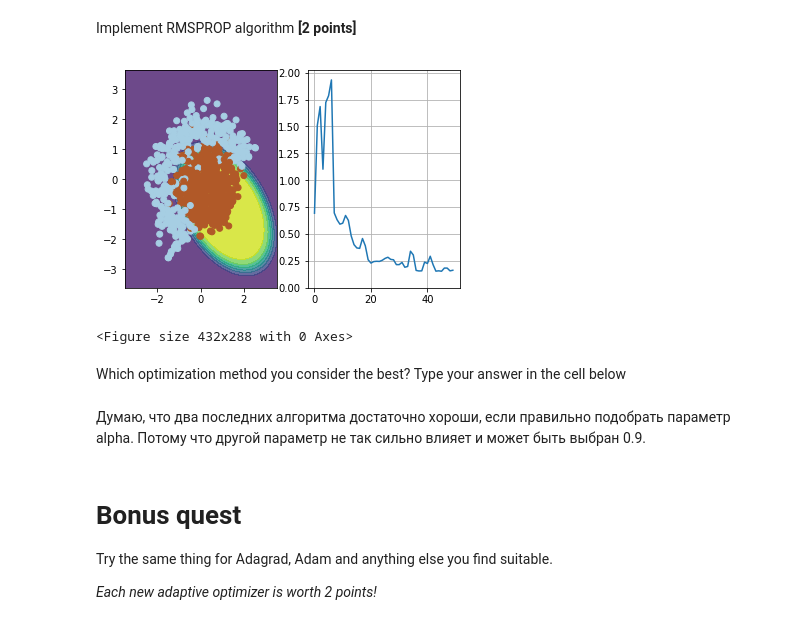
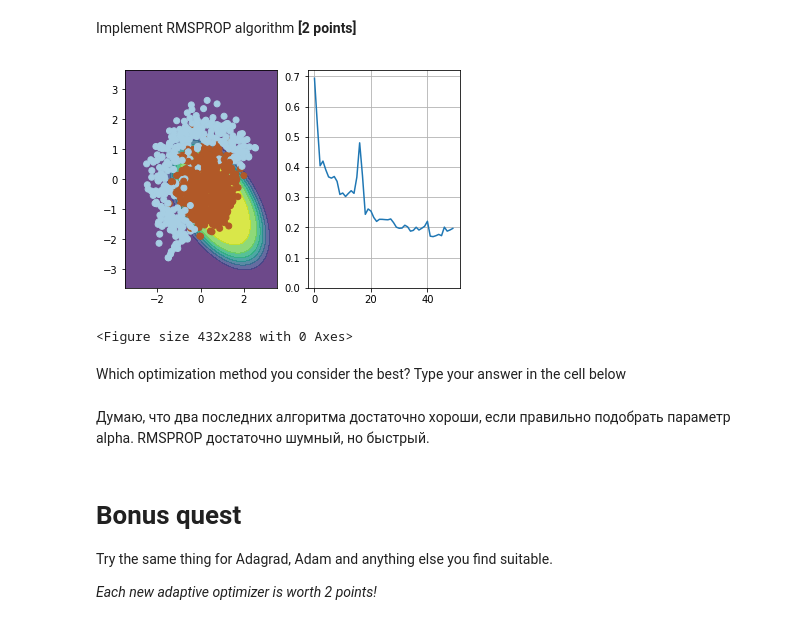
Before and after one commit to Bazheno/Practical_DL, a Jupyter notebook: seminar01-backprop/adapdive_sgd/adaptive_sgd.ipynb, the cells around one changed output. Drawn from its saved outputs; the diff is of its cells as text; code cells hidden in the pictures.

```diff
--- a/seminar01-backprop/adapdive_sgd/adaptive_sgd.ipynb
+++ b/seminar01-backprop/adapdive_sgd/adaptive_sgd.ipynb
@@ -259,31 +259,31 @@ Implement RMSPROP algorithm __[2 points]__
 # %%
 w = np.array([0,0,0,0,0,1])
 
-alpha = 0.5 # learning rate. Please change.
+alpha = 0.2 # learning rate. Please change.
 mean_squared_norm = 0.9 #moving average of gradient norm squared. Please change.
 
 n_iter = 50
 batch_size = 4
 loss = np.zeros(n_iter)
 plt.figure(figsize=(12,5))
 step = 0
 for i in range(n_iter):
     ind = np.random.choice(X.shape[0], batch_size)
     loss[i] = compute_loss(X, y, w)
     visualize(X[ind,:], y[ind], w, loss)
     step = mean_squared_norm * step + (1 - mean_squared_norm) * compute_grad(X[ind,:], y[ind], w) * compute_grad(X[ind,:], y[ind], w)
-    w = w - alpha * compute_grad(X[ind,:], y[ind], w) / np.sqrt(step + 0.0001)
+    w = w - alpha * compute_grad(X[ind,:], y[ind], w) / np.sqrt(step + 1e-8)
 
 
 visualize(X, y, w, loss)
 plt.clf()
 # %% [output]
-[figure, old version]
+[figure, new version]
 <Figure size 432x288 with 0 Axes>
 # %% [markdown]
 Which optimization method you consider the best? Type your answer in the cell below
 # %% [markdown]
-Думаю, что два последних алгоритма достаточно хороши, если правильно подобрать параметр alpha. Потому что другой параметр не так сильно влияет и может быть выбран 0.9.
+Думаю, что два последних алгоритма достаточно хороши, если правильно подобрать параметр alpha. RMSPROP достаточно шумный, но быстрый.
 # %% [markdown]
 # Bonus quest
 Try the same thing for Adagrad, Adam and anything else you find suitable.
```
